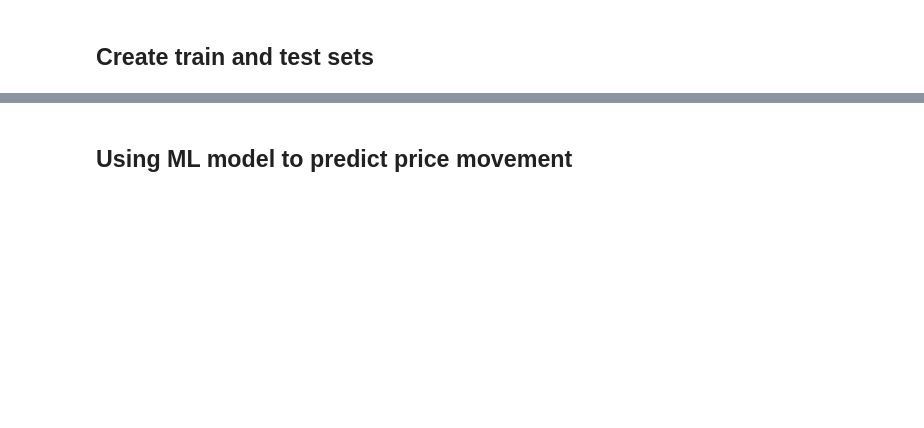
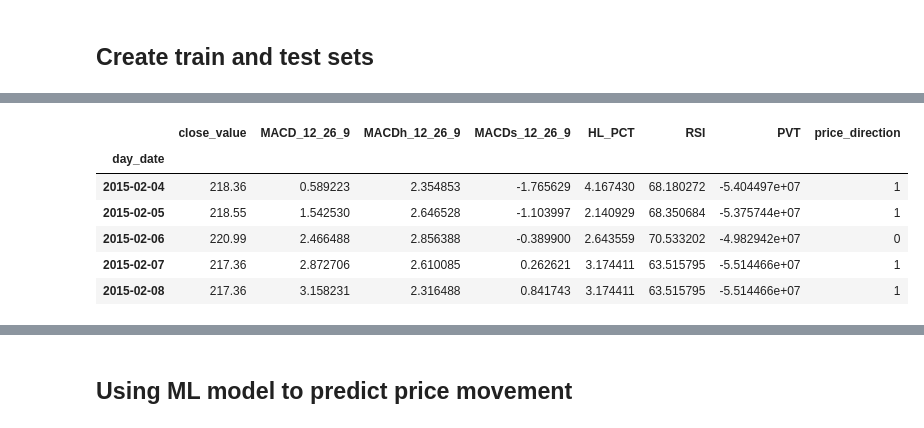
Before and after one commit to prastogi20/stockpredictor, a Jupyter notebook: Stock_direction_predictor_RF.ipynb, the cells around one changed output, grey strips where cells are left out. Cells and saved outputs as stored; diff of their text form; code cells hidden in the pictures; blank space fills up the shorter version.

```diff
--- a/Stock_direction_predictor_RF.ipynb
+++ b/Stock_direction_predictor_RF.ipynb
@@ -56,0 +29,16 @@ X= ta_df.drop('price_direction', axis=1)
+# %%
+# Creating previous day's technical indicators by shifting collumns down:
+df= ta_df.loc[:, ta_df.columns != 'price_direction'].shift(1)
+df['price_direction'] = ta_df['price_direction']
+
+df.dropna(inplace= True)
+
+df.head()
+# %% [output]
+|  | close_value | MACD_12_26_9 | MACDh_12_26_9 | MACDs_12_26_9 | HL_PCT | RSI | PVT | price_direction |
+| day_date |  |  |  |  |  |  |  |  |
+| 2015-02-04 | 218.36 | 0.589223 | 2.354853 | -1.765629 | 4.167430 | 68.180272 | -5.404497e+07 | 1 |
+| 2015-02-05 | 218.55 | 1.542530 | 2.646528 | -1.103997 | 2.140929 | 68.350684 | -5.375744e+07 | 1 |
+| 2015-02-06 | 220.99 | 2.466488 | 2.856388 | -0.389900 | 2.643559 | 70.533202 | -4.982942e+07 | 0 |
+| 2015-02-07 | 217.36 | 2.872706 | 2.610085 | 0.262621 | 3.174411 | 63.515795 | -5.514466e+07 | 1 |
+| 2015-02-08 | 217.36 | 3.158231 | 2.316488 | 0.841743 | 3.174411 | 63.515795 | -5.514466e+07 | 1 |
```
Also changed, not shown: parts of 36 cells of this notebook, 2 other files.
